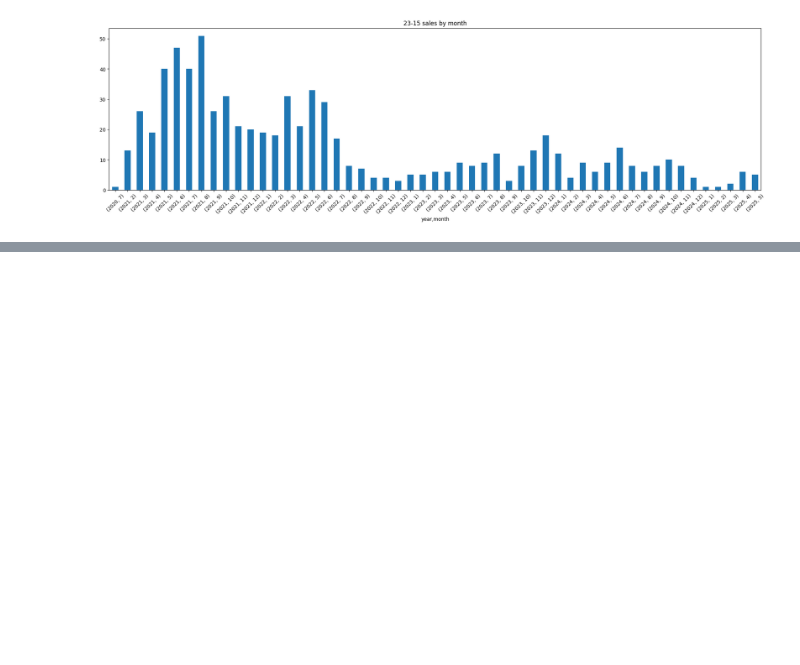
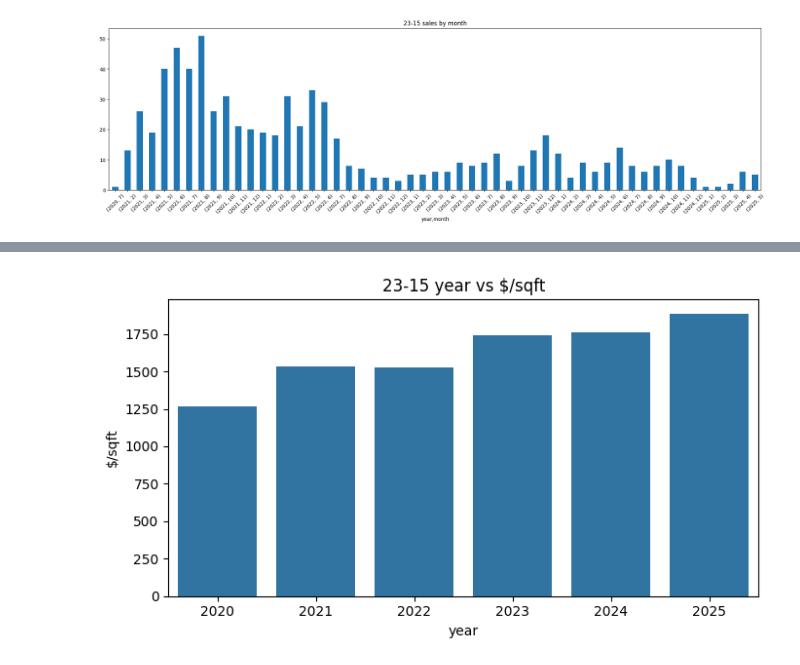
Before and after one commit to thexqin/lic-ast-condo-sales-analysis, a Jupyter notebook: lic_ast_condo_sales_analysis.ipynb, the cells around one changed output, grey strips where cells are left out. Saved outputs shown, nothing was run; the diff lists cells and outputs as text; code cells hidden in the pictures; blank space fills up the shorter version.

```diff
--- a/lic_ast_condo_sales_analysis.ipynb
+++ b/lic_ast_condo_sales_analysis.ipynb
@@ -722,0 +760,7 @@ df2.sort_values('$/sqft', ascending=False).head(50)
+# %%
+plt.figure(figsize=(7, 4))
+sns.barplot(df3.groupby('year')['$/sqft'].mean())
+plt.title('23-15 year vs $/sqft')
+plt.tight_layout()
+# %% [output]
+[figure, added]
```
Also changed, not shown: parts of 45 cells of this notebook.
